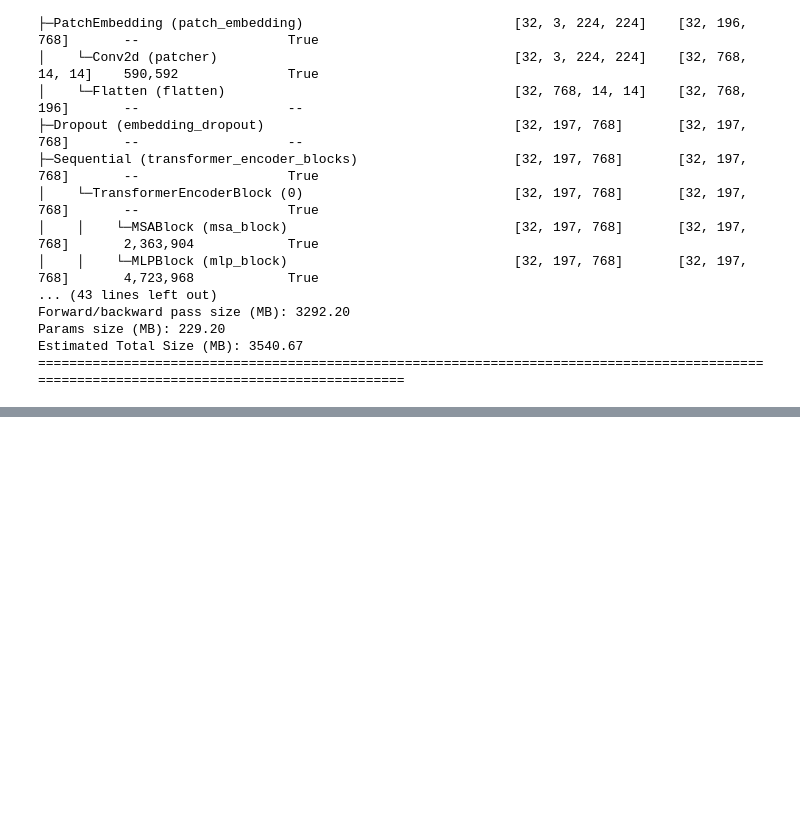
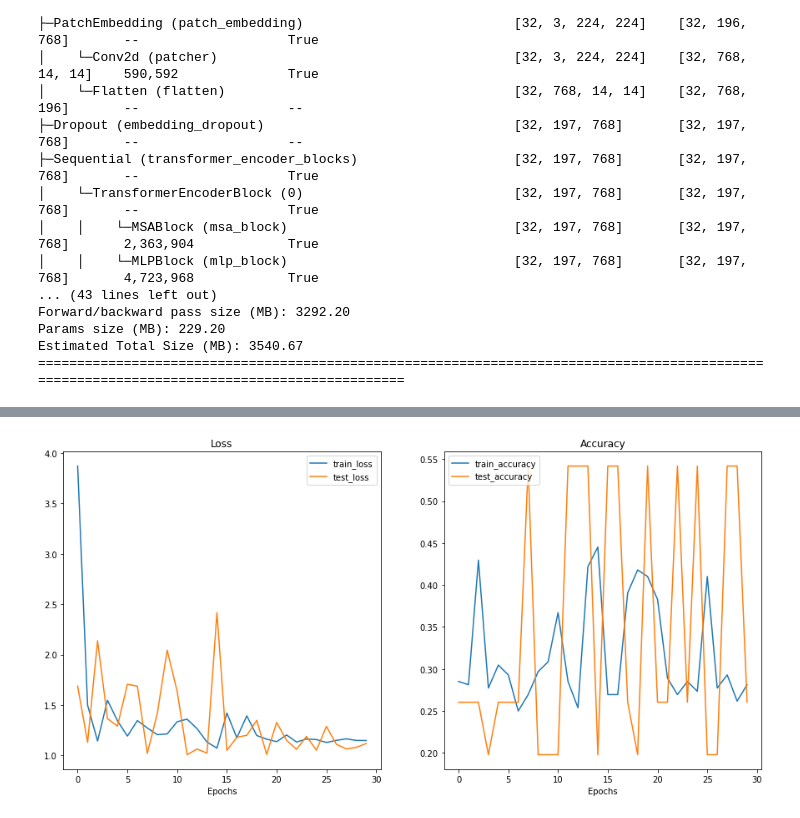
Before and after one commit to daspartho/learn-pytorch, a Jupyter notebook: paper_replicating.ipynb, the cells around one changed output, grey strips where cells are left out. Drawn from its saved outputs; the diff is of its cells as text; code cells hidden in the pictures; blank space fills up the shorter version.

Commit message:
training model

```diff
--- a/paper_replicating.ipynb
+++ b/paper_replicating.ipynb
@@ -401,3 +401,19 @@ Forward/backward pass size (MB): 3292.20
 Params size (MB): 229.20
 Estimated Total Size (MB): 3540.67
 ============================================================================================================================================
+# %%
+loss_fn = nn.CrossEntropyLoss()
+optimizer = torch.optim.Adam(
+    params=vit.parameters(),
+    lr=1e-3,
+    betas=(0.9, 0.999),
+    weight_decay=0.1
+)
+
+results = engine.train(vit,
+                       train_dataloader,
+                       test_dataloader,
+                       optimizer,
+                       loss_fn,
+                       epochs=30,
+                       device=device)
@@ -403,0 +438,6 @@ Estimated Total Size (MB): 3540.67
+# %%
+from helper_functions import plot_loss_curves
+
+plot_loss_curves(results)
+# %% [output]
+[figure, added]
```
Also changed, not shown: parts of 6 cells of this notebook.
